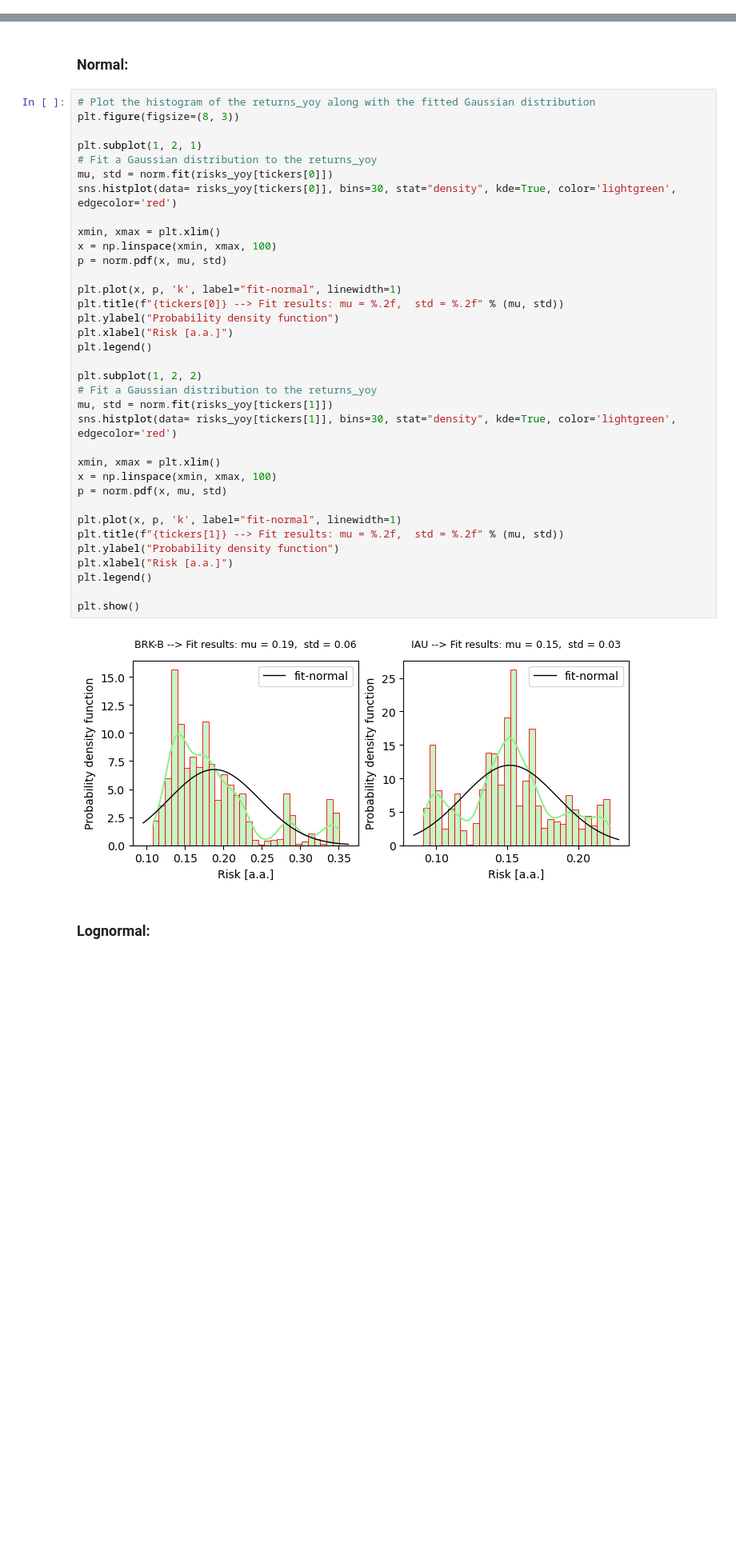
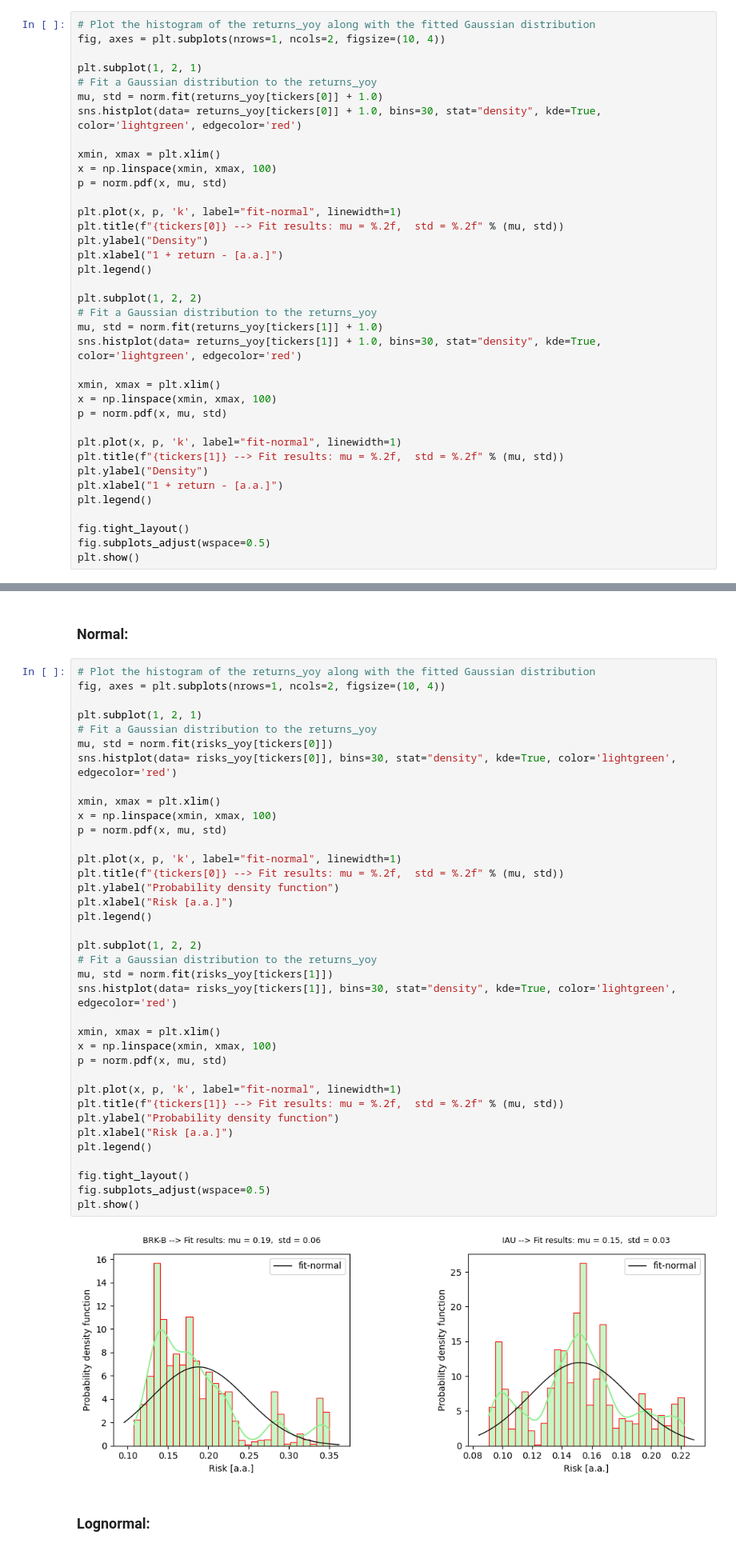
Before and after one commit to UlissesMorais/N-assets-allocation-simulation-model, a Jupyter notebook: historical-returns.ipynb, the cells around one changed output, grey strips where cells are left out. Shown at 80% size. Cells and saved outputs as stored; diff of their text form; blank space fills up the shorter version.

Commit message:
Set the plots layoult

```diff
--- a/historical-returns.ipynb
+++ b/historical-returns.ipynb
@@ -164,0 +121,37 @@ plt.show()
+# %%
+# Plot the histogram of the returns_yoy along with the fitted Gaussian distribution
+fig, axes = plt.subplots(nrows=1, ncols=2, figsize=(10, 4))
+
+plt.subplot(1, 2, 1)
+# Fit a Gaussian distribution to the returns_yoy
+mu, std = norm.fit(returns_yoy[tickers[0]] + 1.0)
+sns.histplot(data= returns_yoy[tickers[0]] + 1.0, bins=30, stat="density", kde=True, color='lightgreen', edgecolor='red')
+
+xmin, xmax = plt.xlim()
+x = np.linspace(xmin, xmax, 100)
+p = norm.pdf(x, mu, std)
+
+plt.plot(x, p, 'k', label="fit-normal", linewidth=1)
+plt.title(f"{tickers[0]} --> Fit results: mu = %.2f,  std = %.2f" % (mu, std))
+plt.ylabel("Density")
+plt.xlabel("1 + return - [a.a.]")
+plt.legend()
+
+plt.subplot(1, 2, 2)
+# Fit a Gaussian distribution to the returns_yoy
+mu, std = norm.fit(returns_yoy[tickers[1]] + 1.0)
+sns.histplot(data= returns_yoy[tickers[1]] + 1.0, bins=30, stat="density", kde=True, color='lightgreen', edgecolor='red')
+
+xmin, xmax = plt.xlim()
+x = np.linspace(xmin, xmax, 100)
+p = norm.pdf(x, mu, std)
+
+plt.plot(x, p, 'k', label="fit-normal", linewidth=1)
+plt.title(f"{tickers[1]} --> Fit results: mu = %.2f,  std = %.2f" % (mu, std))
+plt.ylabel("Density")
+plt.xlabel("1 + return - [a.a.]")
+plt.legend()
+
+fig.tight_layout()
+fig.subplots_adjust(wspace=0.5)
+plt.show()
@@ -233,41 +250,43 @@ risks_yoy
 ### Normal:
 # %%
 # Plot the histogram of the returns_yoy along with the fitted Gaussian distribution
-plt.figure(figsize=(8, 3))
+fig, axes = plt.subplots(nrows=1, ncols=2, figsize=(10, 4))
 
 plt.subplot(1, 2, 1)
 # Fit a Gaussian distribution to the returns_yoy
 mu, std = norm.fit(risks_yoy[tickers[0]])
 sns.histplot(data= risks_yoy[tickers[0]], bins=30, stat="density", kde=True, color='lightgreen', edgecolor='red')
 
 xmin, xmax = plt.xlim()
 x = np.linspace(xmin, xmax, 100)
 p = norm.pdf(x, mu, std)
 
 plt.plot(x, p, 'k', label="fit-normal", linewidth=1)
 plt.title(f"{tickers[0]} --> Fit results: mu = %.2f,  std = %.2f" % (mu, std))
 plt.ylabel("Probability density function")
 plt.xlabel("Risk [a.a.]")
 plt.legend()
 
 plt.subplot(1, 2, 2)
 # Fit a Gaussian distribution to the returns_yoy
 mu, std = norm.fit(risks_yoy[tickers[1]])
 sns.histplot(data= risks_yoy[tickers[1]], bins=30, stat="density", kde=True, color='lightgreen', edgecolor='red')
 
 xmin, xmax = plt.xlim()
 x = np.linspace(xmin, xmax, 100)
 p = norm.pdf(x, mu, std)
 
 plt.plot(x, p, 'k', label="fit-normal", linewidth=1)
 plt.title(f"{tickers[1]} --> Fit results: mu = %.2f,  std = %.2f" % (mu, std))
 plt.ylabel("Probability density function")
 plt.xlabel("Risk [a.a.]")
 plt.legend()
 
+fig.tight_layout()
+fig.subplots_adjust(wspace=0.5)
 plt.show()
 # %% [output]
-[figure, old version]
+[figure, new version]
 # %% [markdown]
 ### Lognormal:
 # %%
```
Also changed, not shown: parts of 9 cells of this notebook.
